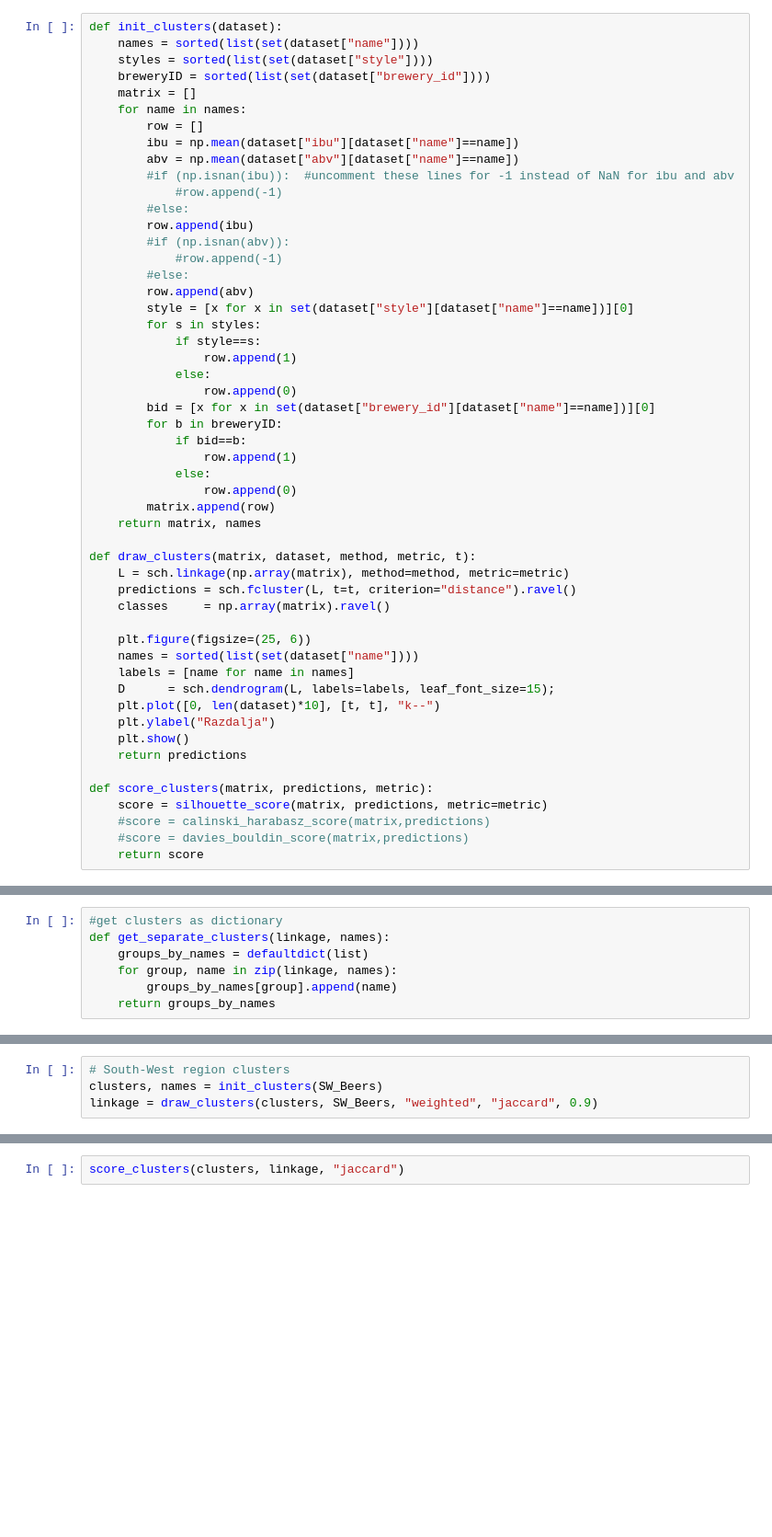
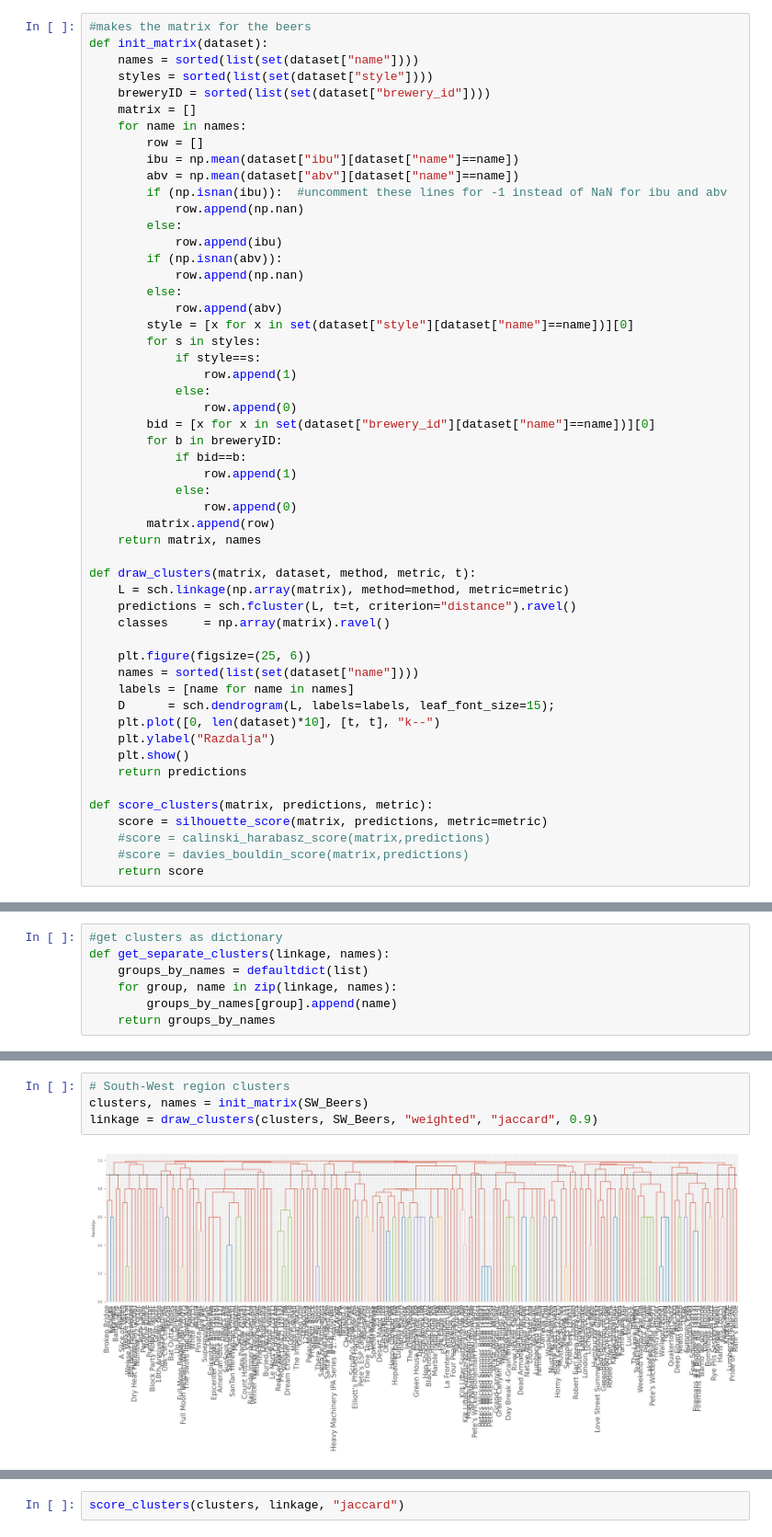
Before and after one commit to in-droid/PR21INRAKT, a Jupyter notebook: project.ipynb, the cells around one changed output, grey strips where cells are left out. Shown at 92% size. Saved outputs shown, nothing was run; the diff lists cells and outputs as text; blank space fills up the shorter version.

```diff
--- a/project.ipynb
+++ b/project.ipynb
@@ -379,5 +487,6 @@ from sklearn.metrics import davies_bouldin_score
 # %%
-def init_clusters(dataset):
+#makes the matrix for the beers
+def init_matrix(dataset):
     names = sorted(list(set(dataset["name"])))
     styles = sorted(list(set(dataset["style"])))
     breweryID = sorted(list(set(dataset["brewery_id"])))
@@ -386,14 +495,14 @@ def init_clusters(dataset):
         row = []
         ibu = np.mean(dataset["ibu"][dataset["name"]==name])
         abv = np.mean(dataset["abv"][dataset["name"]==name])
-        #if (np.isnan(ibu)):  #uncomment these lines for -1 instead of NaN for ibu and abv
-            #row.append(-1)
-        #else:
-        row.append(ibu)
-        #if (np.isnan(abv)):
-            #row.append(-1)
-        #else:
-        row.append(abv)
+        if (np.isnan(ibu)):  #uncomment these lines for -1 instead of NaN for ibu and abv
+            row.append(np.nan)
+        else:
+            row.append(ibu)
+        if (np.isnan(abv)):
+            row.append(np.nan)
+        else:
+            row.append(abv)
         style = [x for x in set(dataset["style"][dataset["name"]==name])][0]
         for s in styles:
             if style==s:
@@ -456,7 +585,9 @@ groups_by_names
 # %%
 # South-West region clusters
-clusters, names = init_clusters(SW_Beers)
+clusters, names = init_matrix(SW_Beers)
 linkage = draw_clusters(clusters, SW_Beers, "weighted", "jaccard", 0.9)
+# %% [output]
+[figure, added]
 # %%
 clusters, names = init_clusters(SW_Beers)
 linkage = draw_clusters(clusters, SW_Beers, "complete", "jaccard", 0.9)
```
Also changed, not shown: parts of 45 cells of this notebook.
